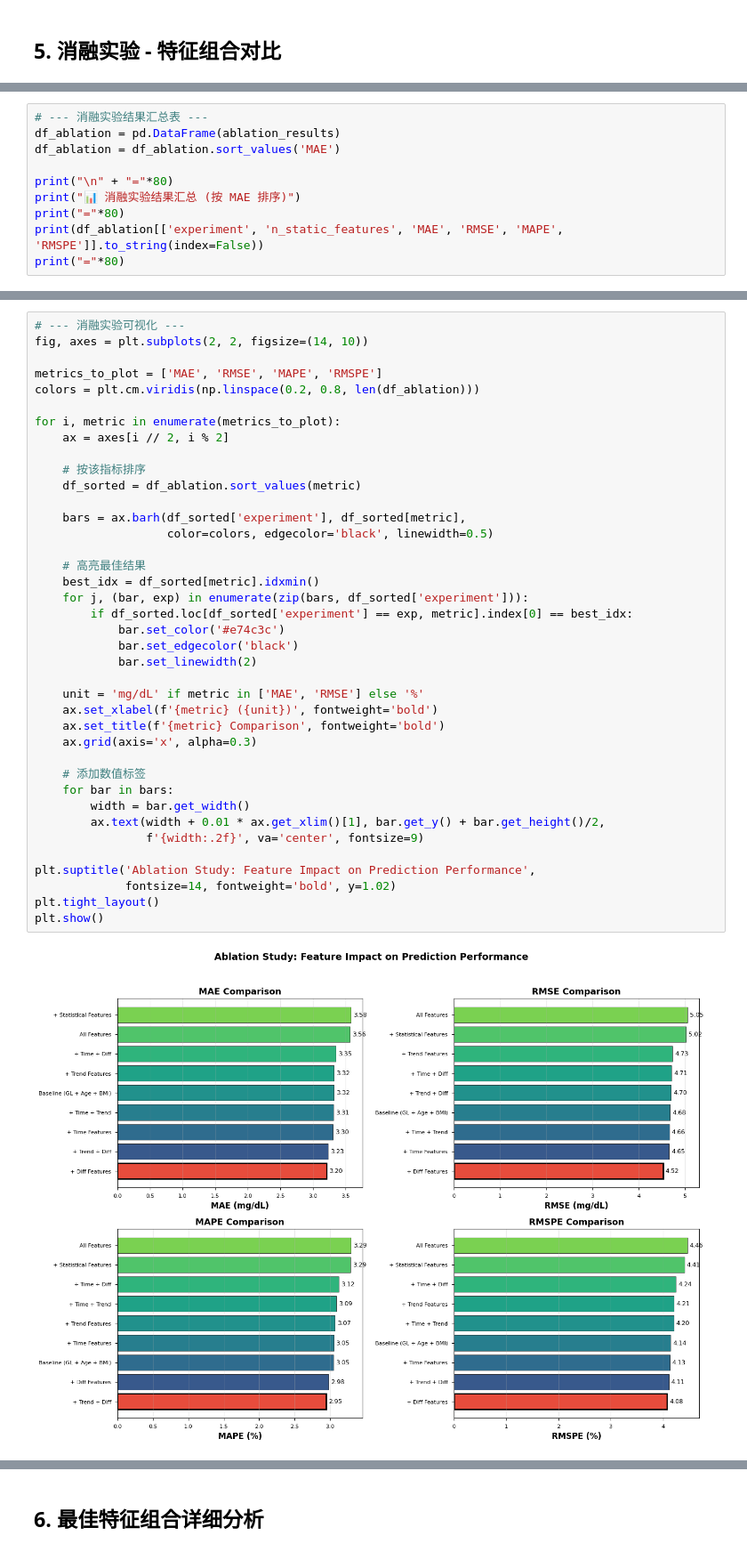
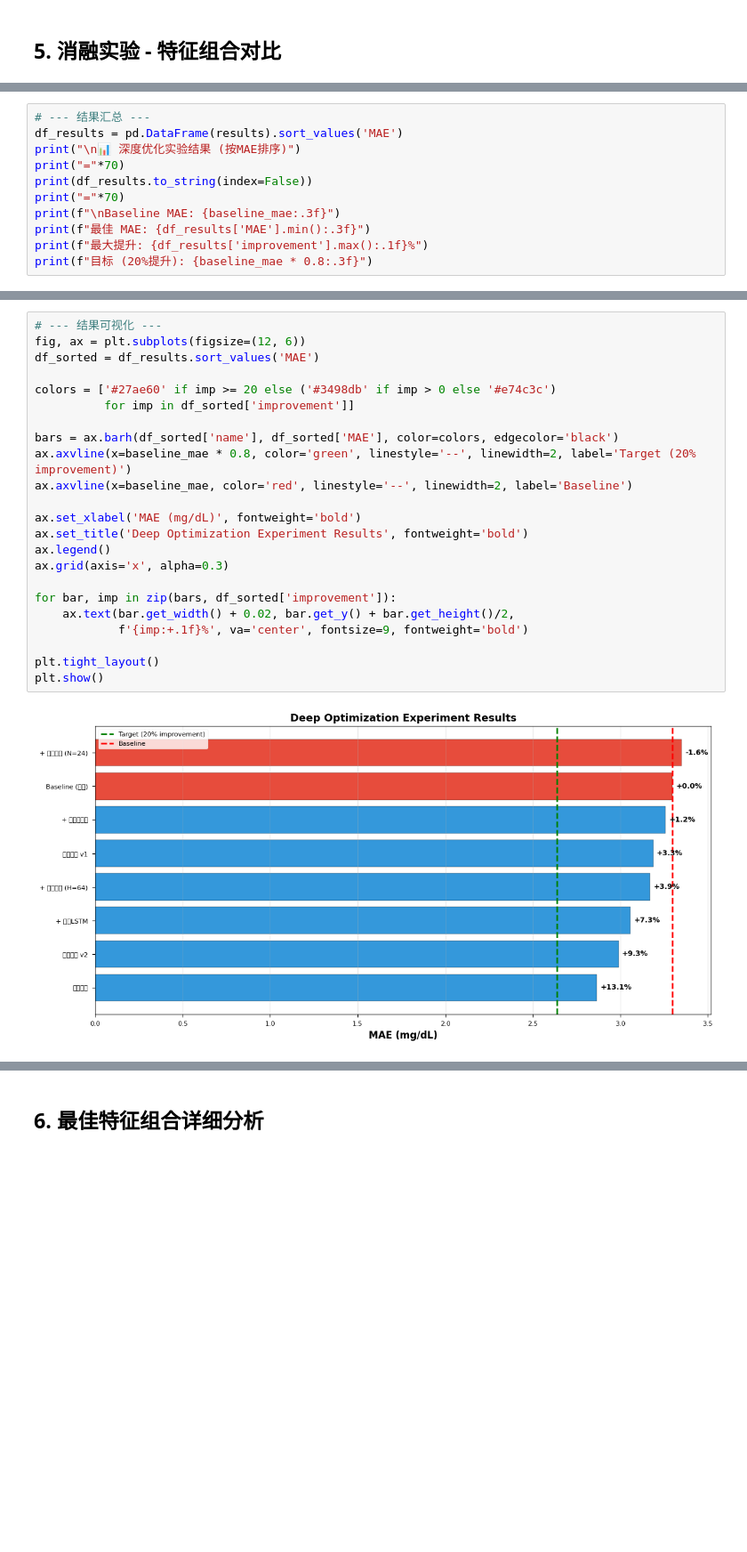
Before and after one commit to Jungle2003/GlucosePrediction, a Jupyter notebook: src/feature/feature_engineering.ipynb, the cells around one changed output, grey strips where cells are left out. Shown at 89% size. Cells and saved outputs as stored; diff of their text form; blank space fills up the shorter version.

```diff
--- a/src/feature/feature_engineering.ipynb
+++ b/src/feature/feature_engineering.ipynb
@@ -685,12 +694,13 @@ print("="*70)
 ======================================================================
 # %%
-# --- 消融实验结果汇总表 ---
-df_ablation = pd.DataFrame(ablation_results)
-df_ablation = df_ablation.sort_values('MAE')
-
-print("\n" + "="*80)
-print("📊 消融实验结果汇总 (按 MAE 排序)")
-print("="*80)
-print(df_ablation[['experiment', 'n_static_features', 'MAE', 'RMSE', 'MAPE', 'RMSPE']].to_string(index=False))
-print("="*80)
+# --- 结果汇总 ---
+df_results = pd.DataFrame(results).sort_values('MAE')
+print("\n📊 深度优化实验结果 (按MAE排序)")
+print("="*70)
+print(df_results.to_string(index=False))
+print("="*70)
+print(f"\nBaseline MAE: {baseline_mae:.3f}")
+print(f"最佳 MAE: {df_results['MAE'].min():.3f}")
+print(f"最大提升: {df_results['improvement'].max():.1f}%")
+print(f"目标 (20%提升): {baseline_mae * 0.8:.3f}")
 # %% [output]
@@ -711,41 +724,25 @@ Baseline (GL + Age + BMI)                  2 3.317220 4.680898 3.047113 4.142372
 # %%
-# --- 消融实验可视化 ---
-fig, axes = plt.subplots(2, 2, figsize=(14, 10))
+# --- 结果可视化 ---
+fig, ax = plt.subplots(figsize=(12, 6))
+df_sorted = df_results.sort_values('MAE')
 
-metrics_to_plot = ['MAE', 'RMSE', 'MAPE', 'RMSPE']
-colors = plt.cm.viridis(np.linspace(0.2, 0.8, len(df_ablation)))
+colors = ['#27ae60' if imp >= 20 else ('#3498db' if imp > 0 else '#e74c3c')
+          for imp in df_sorted['improvement']]
 
-for i, metric in enumerate(metrics_to_plot):
-    ax = axes[i // 2, i % 2]
+bars = ax.barh(df_sorted['name'], df_sorted['MAE'], color=colors, edgecolor='black')
+ax.axvline(x=baseline_mae * 0.8, color='green', linestyle='--', linewidth=2, label='Target (20% improvement)')
+ax.axvline(x=baseline_mae, color='red', linestyle='--', linewidth=2, label='Baseline')
 
-    # 按该指标排序
-    df_sorted = df_ablation.sort_values(metric)
+ax.set_xlabel('MAE (mg/dL)', fontweight='bold')
+ax.set_title('Deep Optimization Experiment Results', fontweight='bold')
+ax.legend()
+ax.grid(axis='x', alpha=0.3)
 
-    bars = ax.barh(df_sorted['experiment'], df_sorted[metric],
-                   color=colors, edgecolor='black', linewidth=0.5)
+for bar, imp in zip(bars, df_sorted['improvement']):
+    ax.text(bar.get_width() + 0.02, bar.get_y() + bar.get_height()/2,
+            f'{imp:+.1f}%', va='center', fontsize=9, fontweight='bold')
 
-    # 高亮最佳结果
-    best_idx = df_sorted[metric].idxmin()
-    for j, (bar, exp) in enumerate(zip(bars, df_sorted['experiment'])):
-        if df_sorted.loc[df_sorted['experiment'] == exp, metric].index[0] == best_idx:
-            bar.set_color('#e74c3c')
-            bar.set_edgecolor('black')
-            bar.set_linewidth(2)
-
-    unit = 'mg/dL' if metric in ['MAE', 'RMSE'] else '%'
-    ax.set_xlabel(f'{metric} ({unit})', fontweight='bold')
-    ax.set_title(f'{metric} Comparison', fontweight='bold')
-    ax.grid(axis='x', alpha=0.3)
-
-    # 添加数值标签
-    for bar in bars:
-        width = bar.get_width()
-        ax.text(width + 0.01 * ax.get_xlim()[1], bar.get_y() + bar.get_height()/2,
-                f'{width:.2f}', va='center', fontsize=9)
-
-plt.suptitle('Ablation Study: Feature Impact on Prediction Performance',
-             fontsize=14, fontweight='bold', y=1.02)
 plt.tight_layout()
 plt.show()
 # %% [output]
-[figure, old version]
+[figure, new version]
```
Also changed, not shown: parts of 17 cells of this notebook, 1 other file.
